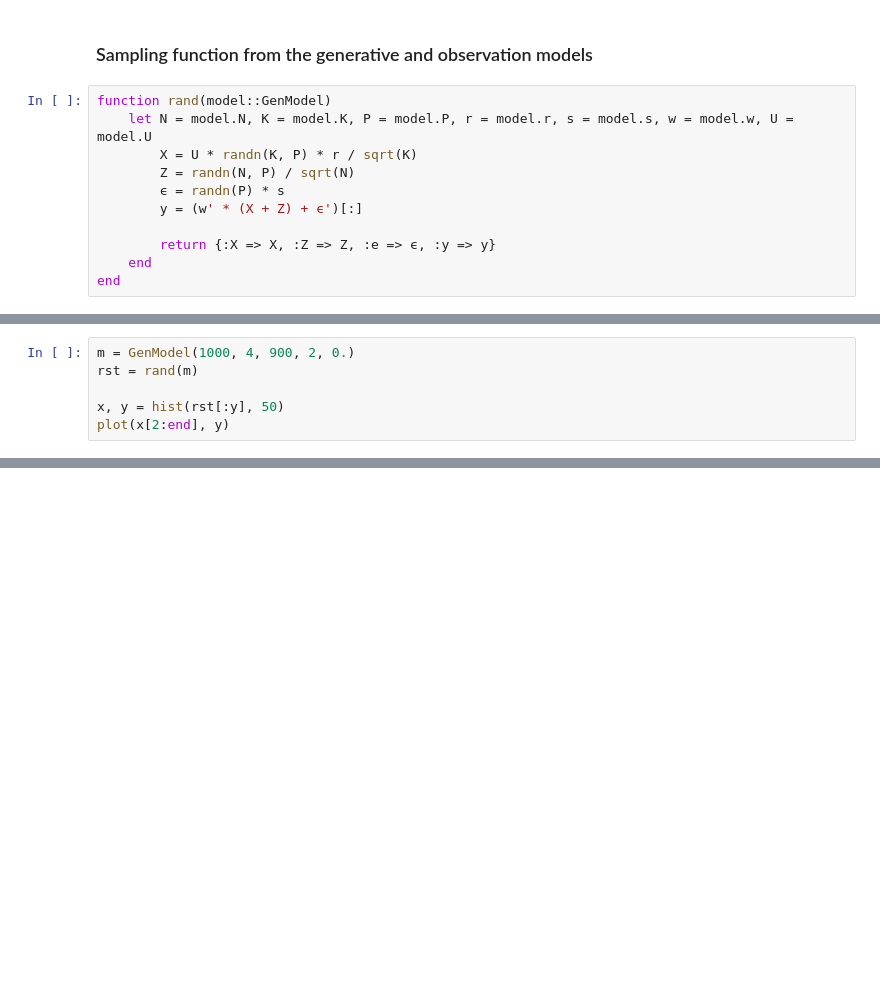
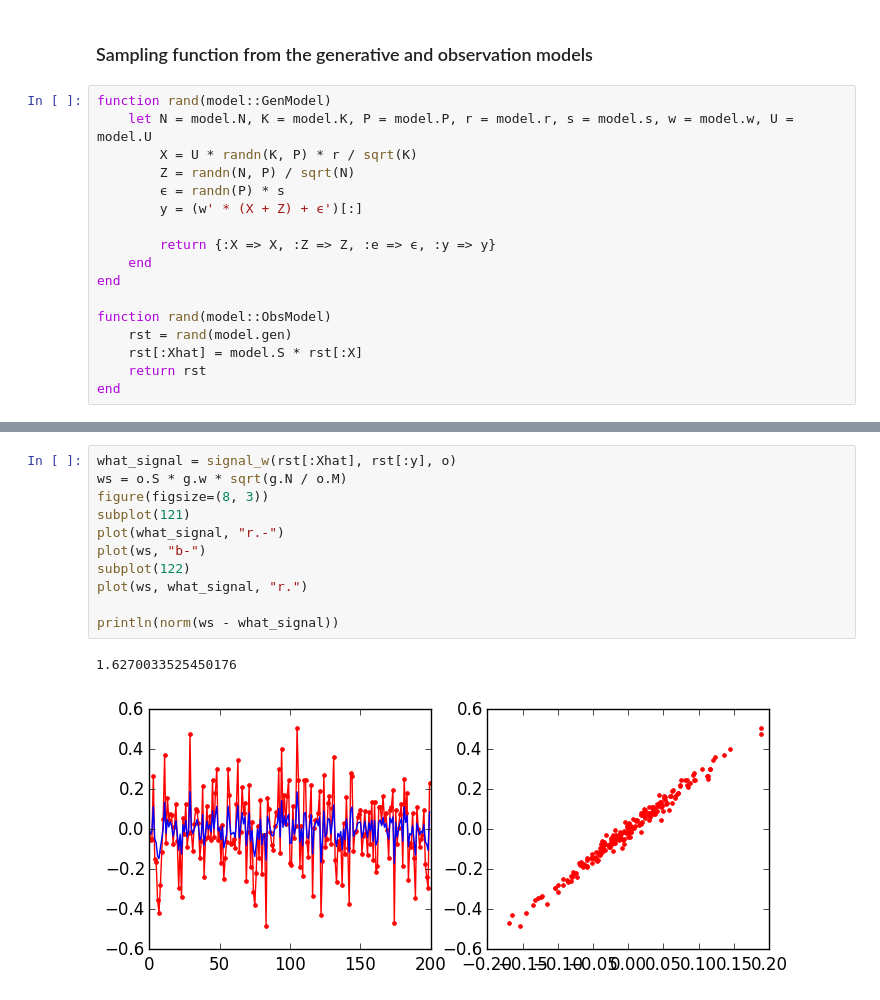
Before and after one commit to ganguli-lab/single-trial, a Jupyter notebook: Static Decoding.ipynb, the cells around one changed output, grey strips where cells are left out. Drawn from its saved outputs; the diff is of its cells as text; blank space fills up the shorter version.

```diff
--- a/Static Decoding.ipynb
+++ b/Static Decoding.ipynb
@@ -71,4 +71,10 @@ function rand(model::GenModel)
         return {:X => X, :Z => Z, :e => ϵ, :y => y}
     end
 end
+
+function rand(model::ObsModel)
+    rst = rand(model.gen)
+    rst[:Xhat] = model.S * rst[:X]
+    return rst
+end
 # %% [output]
@@ -76,6 +81,0 @@ rand (generic function with 1 method)
-# %%
-m = GenModel(1000, 4, 900, 2, 0.)
-rst = rand(m)
-
-x, y = hist(rst[:y], 50)
-plot(x[2:end], y)
@@ -85,0 +163,14 @@ plot(x[2:end], y)
+# %%
+what_signal = signal_w(rst[:Xhat], rst[:y], o)
+ws = o.S * g.w * sqrt(g.N / o.M)
+figure(figsize=(8, 3))
+subplot(121)
+plot(what_signal, "r.-")
+plot(ws, "b-")
+subplot(122)
+plot(ws, what_signal, "r.")
+
+println(norm(ws - what_signal))
+# %% [output]
+1.6270033525450176
+[figure, added]
```
Also changed, not shown: parts of 11 cells of this notebook, 1 other file.
